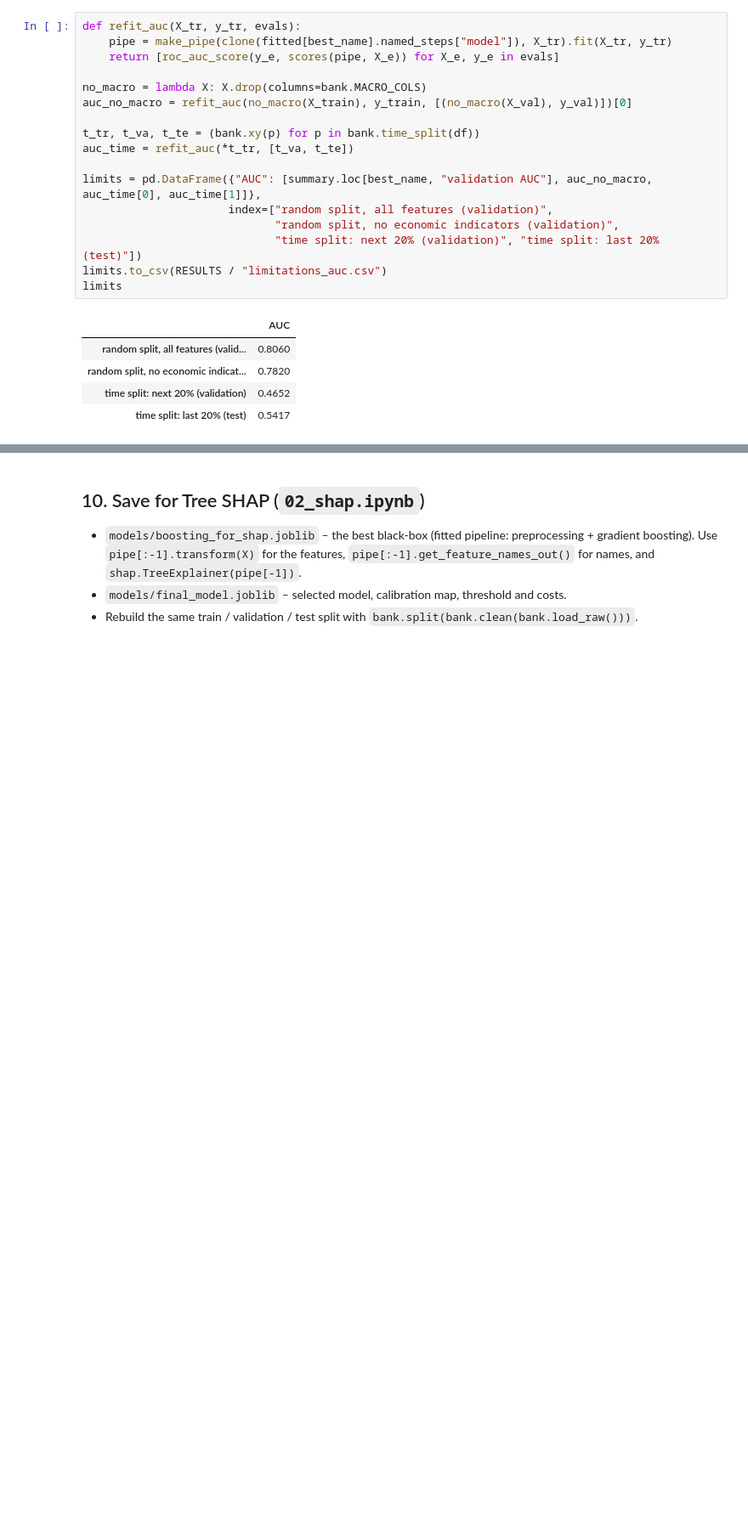
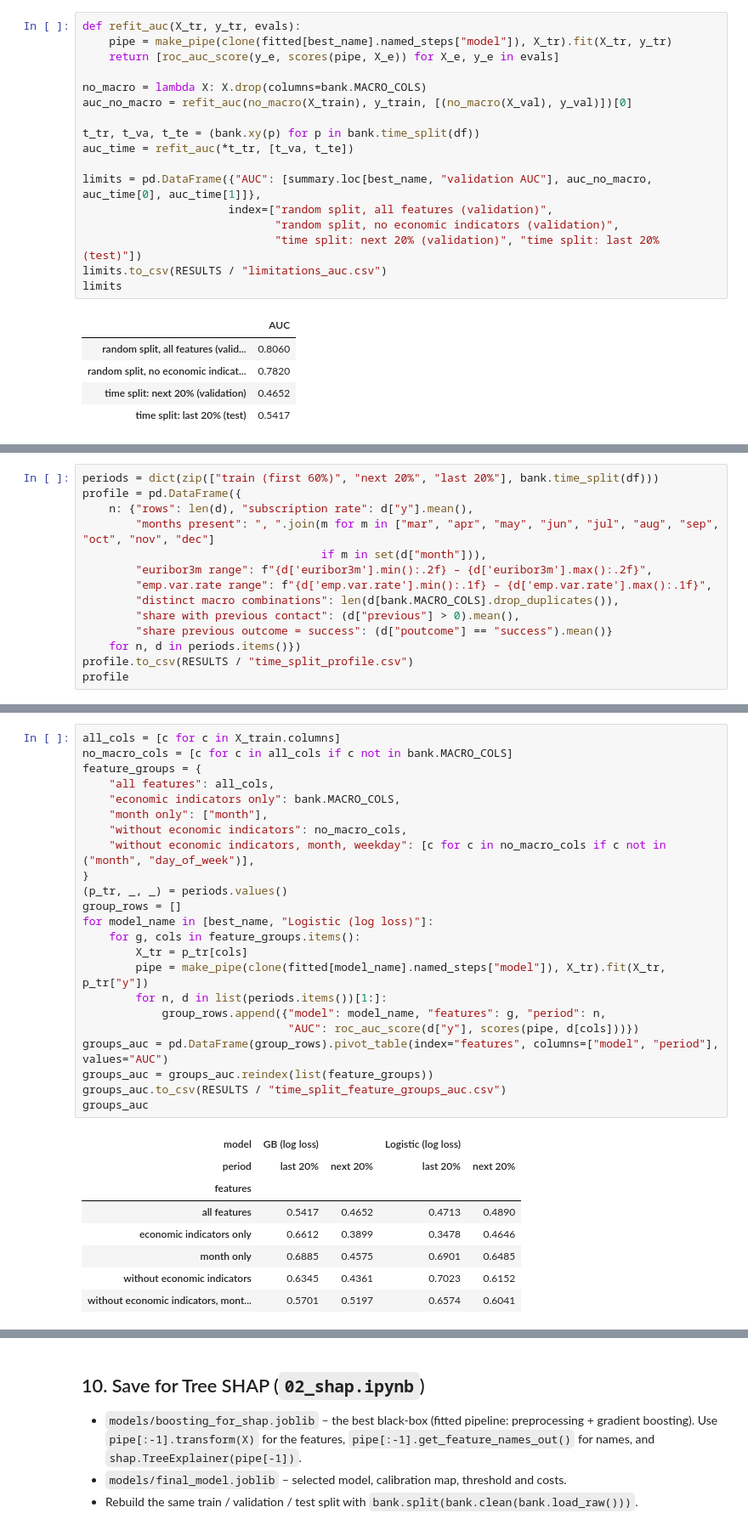
Before and after one commit to ttawmo/Bank-Marketing-Project-2, a Jupyter notebook: notebooks/01_models_and_threshold.ipynb, the cells around one changed output, grey strips where cells are left out. Shown at 85% size. Cells and saved outputs as stored; diff of their text form; blank space fills up the shorter version.

```diff
--- a/notebooks/01_models_and_threshold.ipynb
+++ b/notebooks/01_models_and_threshold.ipynb
@@ -451,0 +465,14 @@ limits
+# %%
+periods = dict(zip(["train (first 60%)", "next 20%", "last 20%"], bank.time_split(df)))
+profile = pd.DataFrame({
+    n: {"rows": len(d), "subscription rate": d["y"].mean(),
+        "months present": ", ".join(m for m in ["mar", "apr", "may", "jun", "jul", "aug", "sep", "oct", "nov", "dec"]
+                                    if m in set(d["month"])),
+        "euribor3m range": f"{d['euribor3m'].min():.2f} – {d['euribor3m'].max():.2f}",
+        "emp.var.rate range": f"{d['emp.var.rate'].min():.1f} – {d['emp.var.rate'].max():.1f}",
+        "distinct macro combinations": len(d[bank.MACRO_COLS].drop_duplicates()),
+        "share with previous contact": (d["previous"] > 0).mean(),
+        "share previous outcome = success": (d["poutcome"] == "success").mean()}
+    for n, d in periods.items()})
+profile.to_csv(RESULTS / "time_split_profile.csv")
+profile
@@ -451,0 +504,32 @@ limits
+# %%
+all_cols = [c for c in X_train.columns]
+no_macro_cols = [c for c in all_cols if c not in bank.MACRO_COLS]
+feature_groups = {
+    "all features": all_cols,
+    "economic indicators only": bank.MACRO_COLS,
+    "month only": ["month"],
+    "without economic indicators": no_macro_cols,
+    "without economic indicators, month, weekday": [c for c in no_macro_cols if c not in ("month", "day_of_week")],
+}
+(p_tr, _, _) = periods.values()
+group_rows = []
+for model_name in [best_name, "Logistic (log loss)"]:
+    for g, cols in feature_groups.items():
+        X_tr = p_tr[cols]
+        pipe = make_pipe(clone(fitted[model_name].named_steps["model"]), X_tr).fit(X_tr, p_tr["y"])
+        for n, d in list(periods.items())[1:]:
+            group_rows.append({"model": model_name, "features": g, "period": n,
+                               "AUC": roc_auc_score(d["y"], scores(pipe, d[cols]))})
+groups_auc = pd.DataFrame(group_rows).pivot_table(index="features", columns=["model", "period"], values="AUC")
+groups_auc = groups_auc.reindex(list(feature_groups))
+groups_auc.to_csv(RESULTS / "time_split_feature_groups_auc.csv")
+groups_auc
+# %% [output]
+| model | GB (log loss) |  | Logistic (log loss) |  |
+| period | last 20% | next 20% | last 20% | next 20% |
+| features |  |  |  |  |
+| all features | 0.5417 | 0.4652 | 0.4713 | 0.4890 |
+| economic indicators only | 0.6612 | 0.3899 | 0.3478 | 0.4646 |
+| month only | 0.6885 | 0.4575 | 0.6901 | 0.6485 |
+| without economic indicators | 0.6345 | 0.4361 | 0.7023 | 0.6152 |
+| without economic indicators, mont... | 0.5701 | 0.5197 | 0.6574 | 0.6041 |
```
Also changed, not shown: parts of 6 cells of this notebook, 6 other files.
